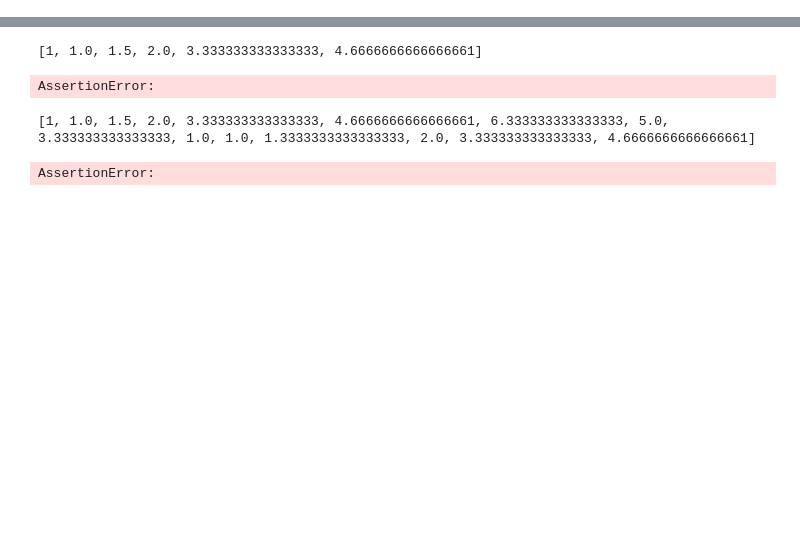
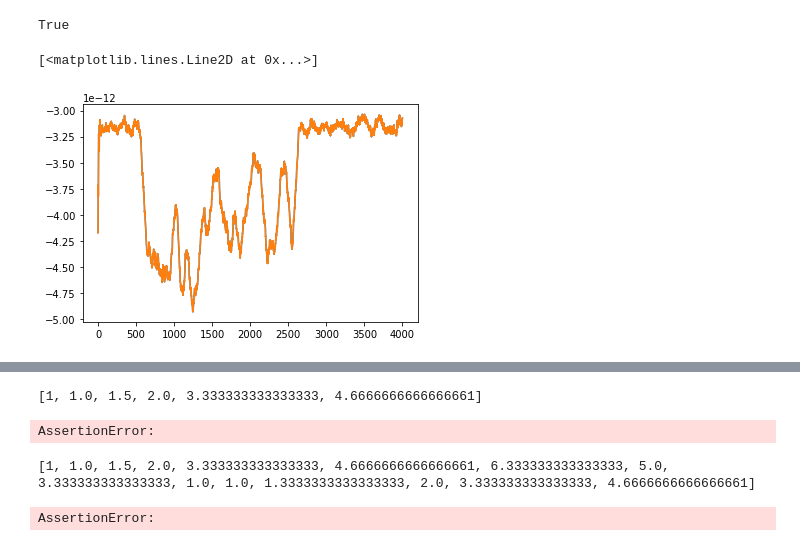
Before and after one commit to AGPlested/ASCAM, a Jupyter notebook: Chung-Kennedy.ipynb, the cells around one changed output, grey strips where cells are left out. Cells and saved outputs as stored; diff of their text form; code cells hidden in the pictures; blank space fills up the shorter version.

```diff
--- a/Chung-Kennedy.ipynb
+++ b/Chung-Kennedy.ipynb
@@ -2,0 +4,25 @@ import numpy as np
+# %%
+def forward_predictor(data,window_width):
+    """
+    Calculate the forward prediction based on data. https://doi.org/10.1016/0165-0270(91)90118-J
+    """
+    output = np.zeros(len(data))
+    output[0] = data[0] # Leere Liste wird erstellt, da wir diese nach und nach befüllen.
+    for i in range(1,len(data)): # range gibt uns nach und nach die Indices [0, N-1], wo N die Länge der Daten ist.
+        if i-window_width>=0:
+            prediction = 1./window_width*np.sum(data[i-window_width:i])
+        else:
+            prediction = 1./i*np.sum(data[:i])
+        output[i] = prediction
+    return output
+
+def predict_forward(data,window_width):
+    output = np.zeros(len(data))
+    output[0]=data[0]
+    for i in range(1, window_width+1):
+        output[i:] += data[:-i]
+
+    for i in range(1,window_width):
+        output[i]/=i
+    output[window_width:]/=window_width
+    return output
@@ -2,0 +62,15 @@ import numpy as np
+# %%
+x = trace
+# %%
+a = f1(x,90)
+# %%
+b = forward_predictor(x,90)
+# %%
+print(np.allclose(a,b,atol=1e-20))
+plt.plot(a)
+plt.plot(b)
+# plt.plot(x)
+# %% [output]
+True
+[<matplotlib.lines.Line2D at 0x...>]
+[figure, added]
```
Also changed, not shown: parts of 37 cells of this notebook, 5 other files.
